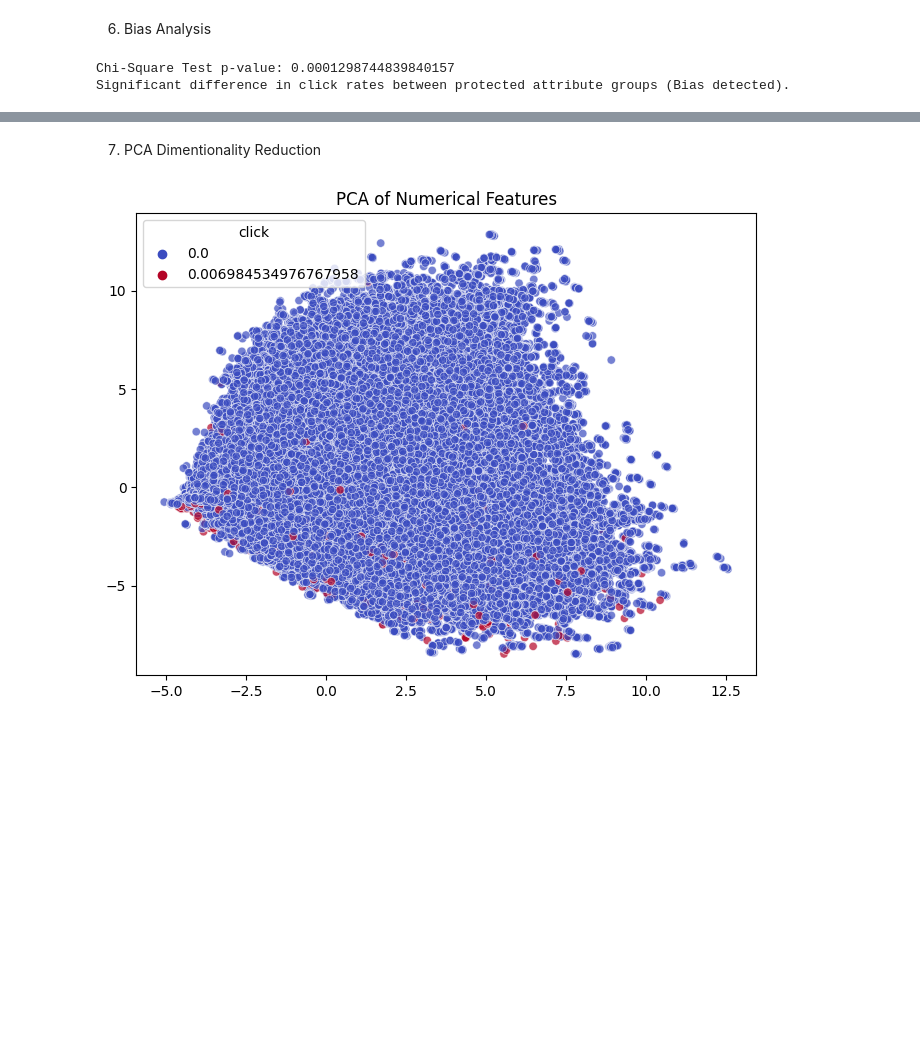
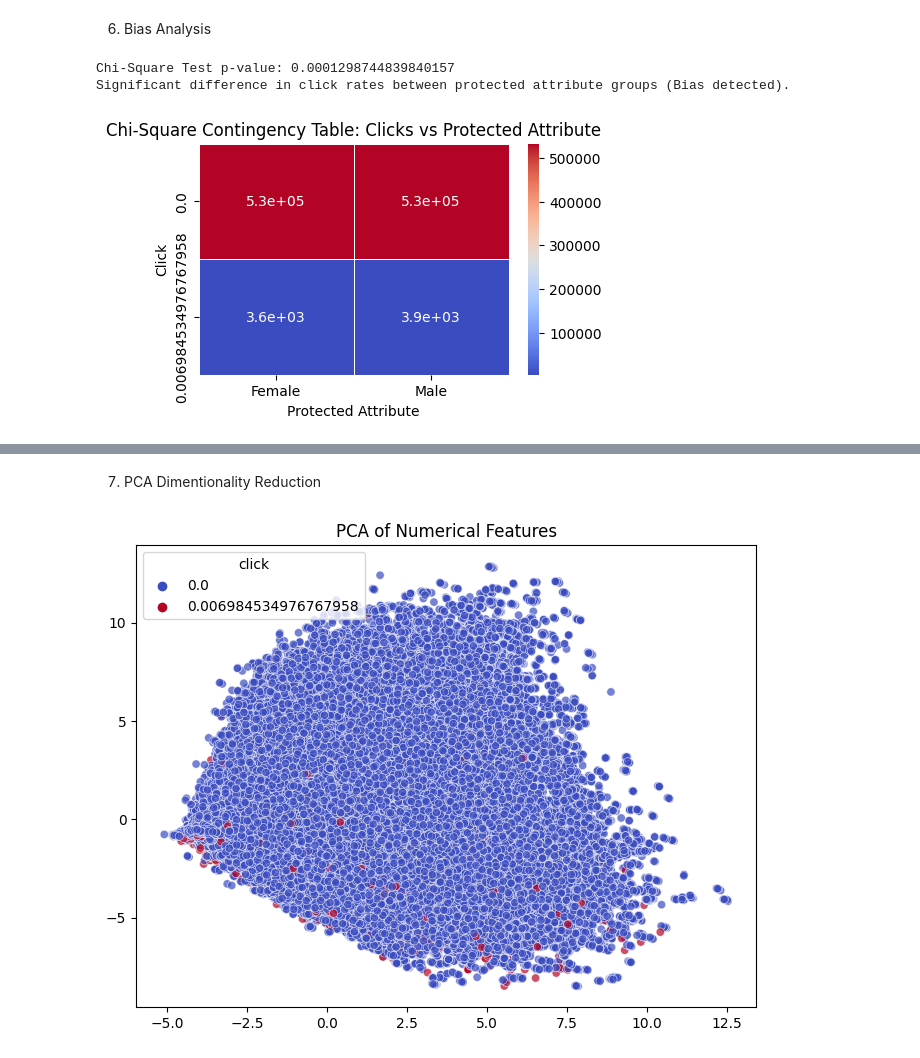
Before and after one commit to helloitsdaksh/Project_DSCI599-531, a Jupyter notebook: eda.ipynb, the cells around one changed output, grey strips where cells are left out. Cells and saved outputs as stored; diff of their text form; code cells hidden in the pictures; blank space fills up the shorter version.

Commit message:
Janhavi: updated EDA to have Heatmap for Bias Visualization

```diff
--- a/eda.ipynb
+++ b/eda.ipynb
@@ -5,5 +5,6 @@ warnings.filterwarnings("ignore")
 import pandas as pd
 
 df = pd.read_csv("hf://datasets/criteo/FairJob/fairjob.csv.gz")
+df['protected_attribute'] = df['protected_attribute'].replace({0: 'Male', 1: 'Female'})
 print(df.head())
 # %% [output]
@@ -160,3 +147,12 @@ else:
 # %% [output]
 Chi-Square Test p-value: 0.0001298744839840157
 Significant difference in click rates between protected attribute groups (Bias detected).
+# %%
+plt.figure(figsize=(5,3))
+sns.heatmap(contingency_table, annot=True, cmap=palette, linewidths=0.5)
+plt.title("Chi-Square Contingency Table: Clicks vs Protected Attribute")
+plt.xlabel("Protected Attribute")
+plt.ylabel("Click")
+plt.show()
+# %% [output]
+[figure, added]
```
Also changed, not shown: parts of 9 cells of this notebook, 1 other file.
